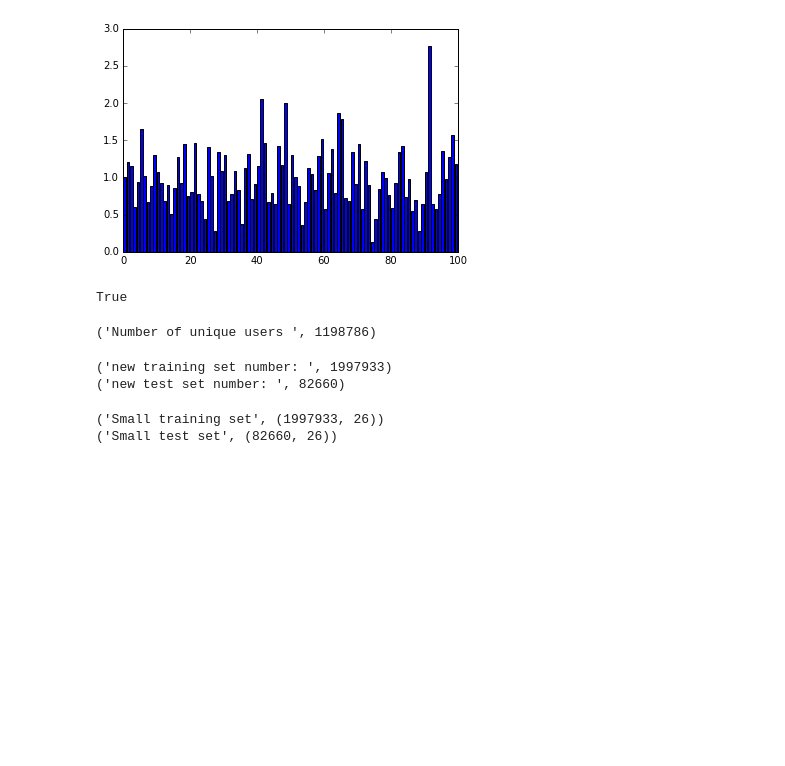
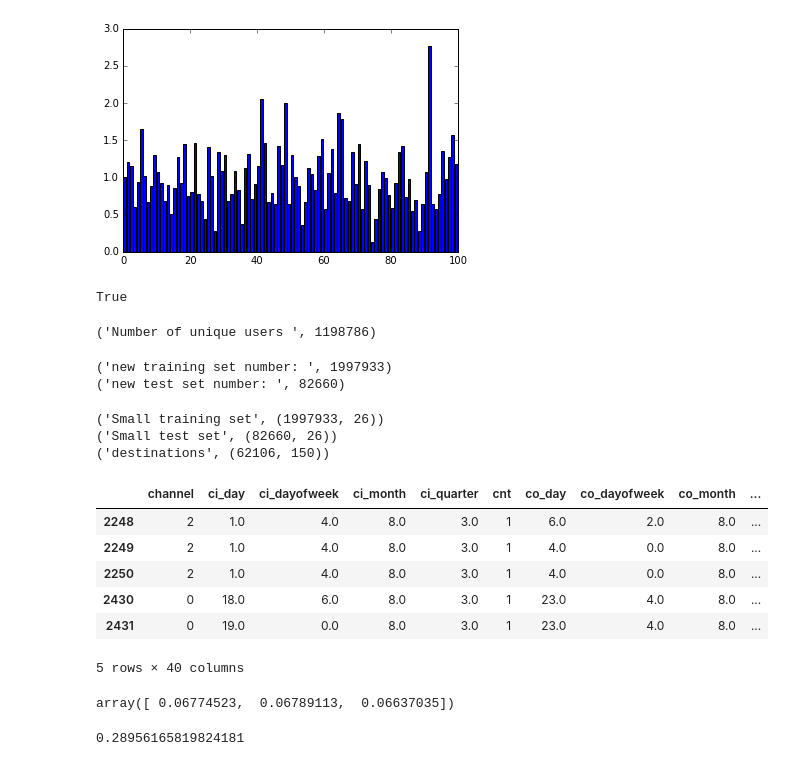
Before and after one commit to zcwei/expedia, a Jupyter notebook: expedia.ipynb, the cells around one changed output. Saved outputs shown, nothing was run; the diff lists cells and outputs as text; code cells hidden in the pictures; blank space fills up the shorter version.

```diff
--- a/expedia.ipynb
+++ b/expedia.ipynb
@@ -106,9 +107,73 @@ with open(pickle_file, 'rb') as f:
   save = pickle.load(f)
   t1 = save['small_train_dataset']
   t2 = save['small_test_dataset']
+  destinations = save['destinations']
   del save  # hint to help gc free up memory
   print('Small training set', t1.shape)
   print('Small test set', t2.shape)
+  print('destinations', destinations.shape)
 # %% [output]
 ('Small training set', (1997933, 26))
 ('Small test set', (82660, 26))
+('destinations', (62106, 150))
+# %%
+##PCA analysis on the destinations
+from sklearn.decomposition import PCA
+
+pca = PCA(n_components=3)
+dest_small = pca.fit_transform(destinations[["d{0}".format(i + 1) for i in range(149)]])
+dest_small = pd.DataFrame(dest_small)
+dest_small["srch_destination_id"] = destinations["srch_destination_id"]
+# %%
+##Generate new date features based on date_time, srch_ci, and srch_co.
+##Remove non-numeric columns like date_time.
+##Add in features from dest_small.
+##Replace any missing values with -1.
+
+def calc_fast_features(df):
+    df["date_time"] = pd.to_datetime(df["date_time"])
+    df["srch_ci"] = pd.to_datetime(df["srch_ci"], format='%Y-%m-%d', errors="coerce")
+    df["srch_co"] = pd.to_datetime(df["srch_co"], format='%Y-%m-%d', errors="coerce")
+
+    props = {}
+    for prop in ["month", "day", "hour", "minute", "dayofweek", "quarter"]:
+        props[prop] = getattr(df["date_time"].dt, prop)
+
+    carryover = [p for p in df.columns if p not in ["date_time", "srch_ci", "srch_co"]]
+    for prop in carryover:
+        props[prop] = df[prop]
+
+    date_props = ["month", "day", "dayofweek", "quarter"]
+    for prop in date_props:
+        props["ci_{0}".format(prop)] = getattr(df["srch_ci"].dt, prop)
+        props["co_{0}".format(prop)] = getattr(df["srch_co"].dt, prop)
+    props["stay_span"] = (df["srch_co"] - df["srch_ci"]).astype('timedelta64[h]')
+
+    ret = pd.DataFrame(props)
+
+    ret = ret.join(dest_small, on="srch_destination_id", how='left', rsuffix="dest")
+    ret = ret.drop("srch_destination_iddest", axis=1)
+    return ret
+
+df = calc_fast_features(t1)
+df.fillna(-1, inplace=True)
+# %%
+df.head()
+# %% [output]
+|  | channel | ci_day | ci_dayofweek | ci_month | ci_quarter | cnt | co_day | co_dayofweek | co_month | ... |
+| 2248 | 2 | 1.0 | 4.0 | 8.0 | 3.0 | 1 | 6.0 | 2.0 | 8.0 | ... |
+| 2249 | 2 | 1.0 | 4.0 | 8.0 | 3.0 | 1 | 4.0 | 0.0 | 8.0 | ... |
+| 2250 | 2 | 1.0 | 4.0 | 8.0 | 3.0 | 1 | 4.0 | 0.0 | 8.0 | ... |
+| 2430 | 0 | 18.0 | 6.0 | 8.0 | 3.0 | 1 | 23.0 | 4.0 | 8.0 | ... |
+| 2431 | 0 | 19.0 | 0.0 | 8.0 | 3.0 | 1 | 23.0 | 4.0 | 8.0 | ... |
+5 rows × 40 columns
+# %%
+predictors = [c for c in df.columns if c not in ["hotel_cluster"]]
+from sklearn import cross_validation
+from sklearn.ensemble import RandomForestClassifier
+
+clf = RandomForestClassifier(n_estimators=10, min_weight_fraction_leaf=0.1)
+scores = cross_validation.cross_val_score(clf, df[predictors], df['hotel_cluster'], cv=3)
+scores
+# %% [output]
+array([ 0.06774523,  0.06789113,  0.06637035])
@@ -114,0 +215,6 @@ with open(pickle_file, 'rb') as f:
+# %%
+###access the MAPK score
+import ml_metrics as metrics
+metrics.mapk([[l] for l in t2["hotel_cluster"]], preds, k=5)
+# %% [output]
+0.28956165819824181
```
Also changed, not shown: parts of 7 cells of this notebook.
